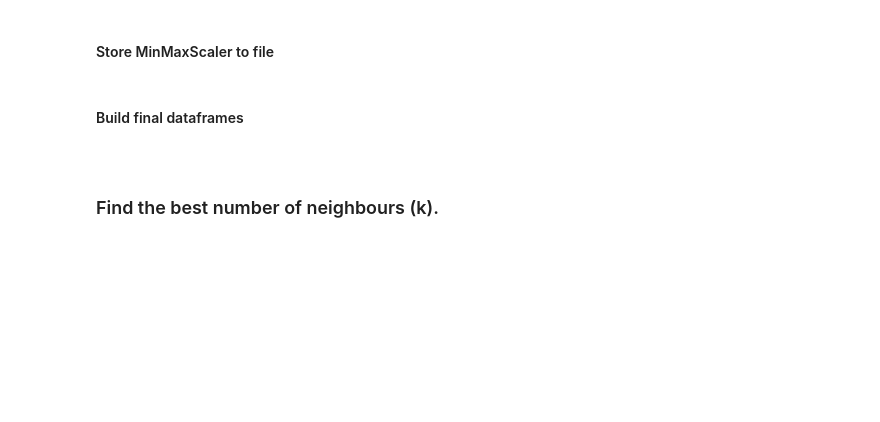
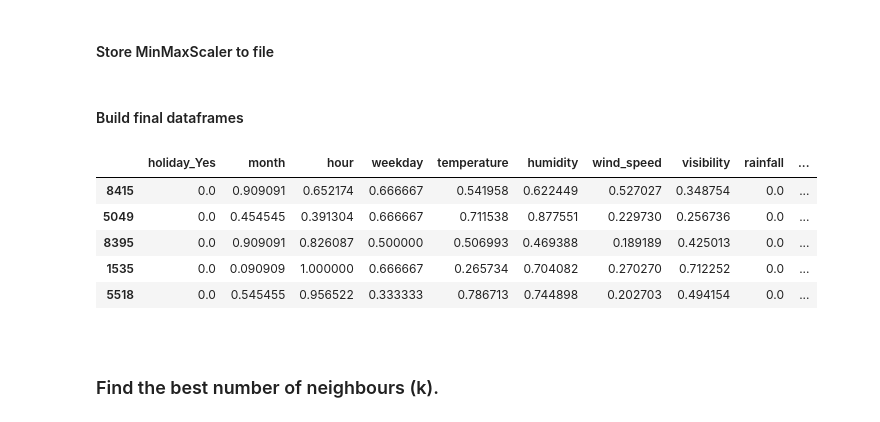
Before and after one commit to lukwies/Bikerentals-in-Seoul, a Jupyter notebook: notebooks/prediction.ipynb, the cells around one changed output. Cells and saved outputs as stored; diff of their text form; code cells hidden in the pictures; blank space fills up the shorter version.

```diff
--- a/notebooks/prediction.ipynb
+++ b/notebooks/prediction.ipynb
@@ -114,6 +114,15 @@ with open(config['scaler']['minmax'], 'wb') as file:
 # %%
 X_train_final = pd.concat([X_train_cat_enc, X_train_num_scaled], axis=1)
 X_test_final  = pd.concat([X_test_cat_enc, X_test_num_scaled], axis=1)
+# %%
+X_train_final.head()
+# %% [output]
+|  | holiday_Yes | month | hour | weekday | temperature | humidity | wind_speed | visibility | rainfall | ... |
+| 8415 | 0.0 | 0.909091 | 0.652174 | 0.666667 | 0.541958 | 0.622449 | 0.527027 | 0.348754 | 0.0 | ... |
+| 5049 | 0.0 | 0.454545 | 0.391304 | 0.666667 | 0.711538 | 0.877551 | 0.229730 | 0.256736 | 0.0 | ... |
+| 8395 | 0.0 | 0.909091 | 0.826087 | 0.500000 | 0.506993 | 0.469388 | 0.189189 | 0.425013 | 0.0 | ... |
+| 1535 | 0.0 | 0.090909 | 1.000000 | 0.666667 | 0.265734 | 0.704082 | 0.270270 | 0.712252 | 0.0 | ... |
+| 5518 | 0.0 | 0.545455 | 0.956522 | 0.333333 | 0.786713 | 0.744898 | 0.202703 | 0.494154 | 0.0 | ... |
 # %% [markdown]
 <br>
 
```
Also changed, not shown: parts of 8 cells of this notebook.
